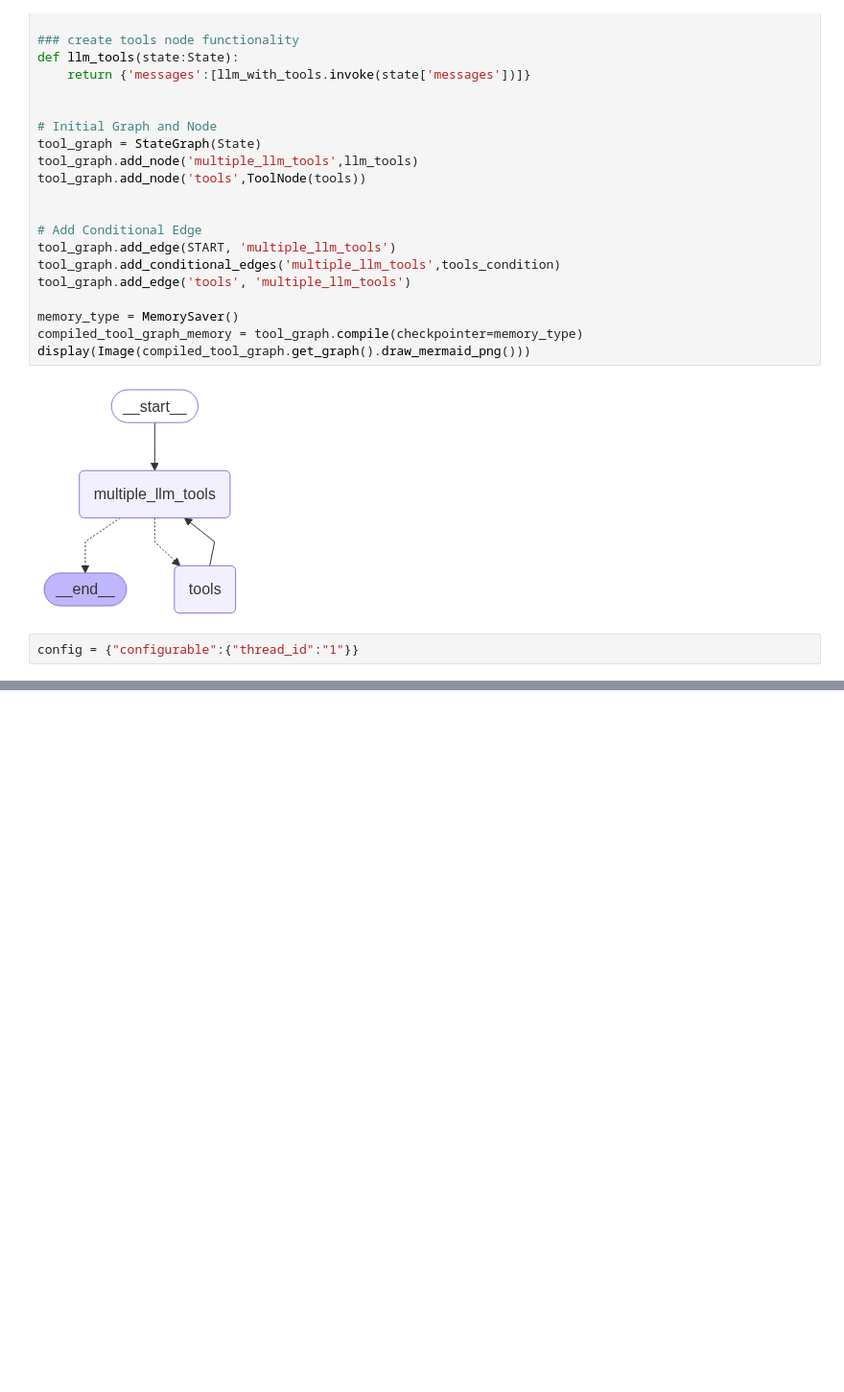
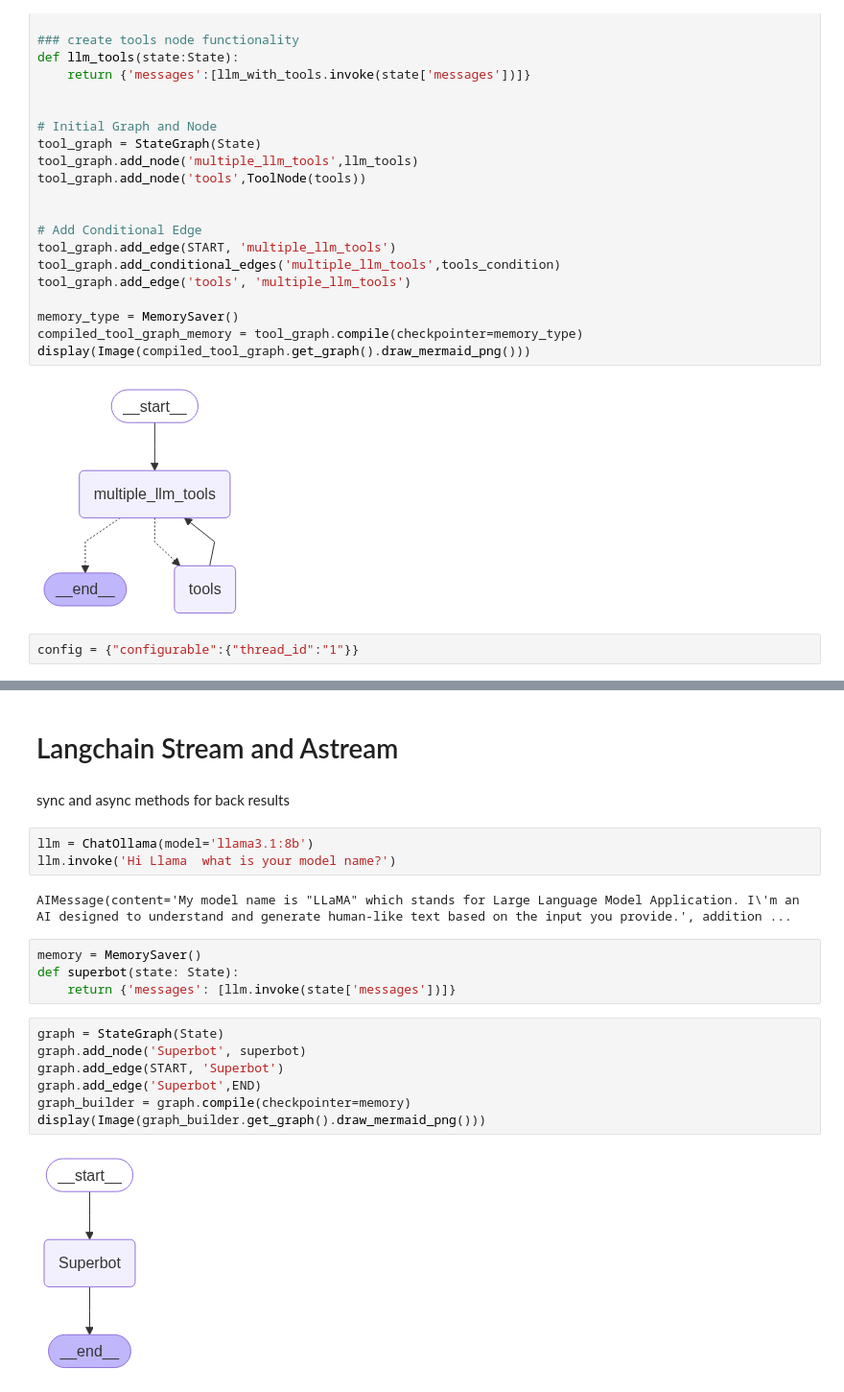
Before and after one commit to mhaniffajari/Data-Science-Project, a Jupyter notebook: Agentic-AI/LangGraph Components/4_chatbot_with_multiple_tools.ipynb, the cells around one changed output, grey strips where cells are left out. Shown: that part at 96% size. Saved outputs shown, nothing was run; the diff lists cells and outputs as text; blank space fills up the shorter version.

Commit message:
langchain stream and astream

```diff
--- a/Agentic-AI/LangGraph Components/4_chatbot_with_multiple_tools.ipynb
+++ b/Agentic-AI/LangGraph Components/4_chatbot_with_multiple_tools.ipynb
@@ -352,0 +349,22 @@ print(response.get('messages', []))
+# %% [markdown]
+# Langchain Stream and Astream
+# %% [markdown]
+sync and async methods for back results
+# %%
+llm = ChatOllama(model='llama3.1:8b')
+llm.invoke('Hi Llama  what is your model name?')
+# %% [output]
+AIMessage(content='My model name is "LLaMA" which stands for Large Language Model Application. I\'m an AI designed to understand and generate human-like text based on the input you provide.', addition ...
+# %%
+memory = MemorySaver()
+def superbot(state: State):
+    return {'messages': [llm.invoke(state['messages'])]}
+# %%
+graph = StateGraph(State)
+graph.add_node('Superbot', superbot)
+graph.add_edge(START, 'Superbot')
+graph.add_edge('Superbot',END)
+graph_builder = graph.compile(checkpointer=memory)
+display(Image(graph_builder.get_graph().draw_mermaid_png()))
+# %% [output]
+[figure, added]
```
Also changed, not shown: parts of 20 cells of this notebook.
